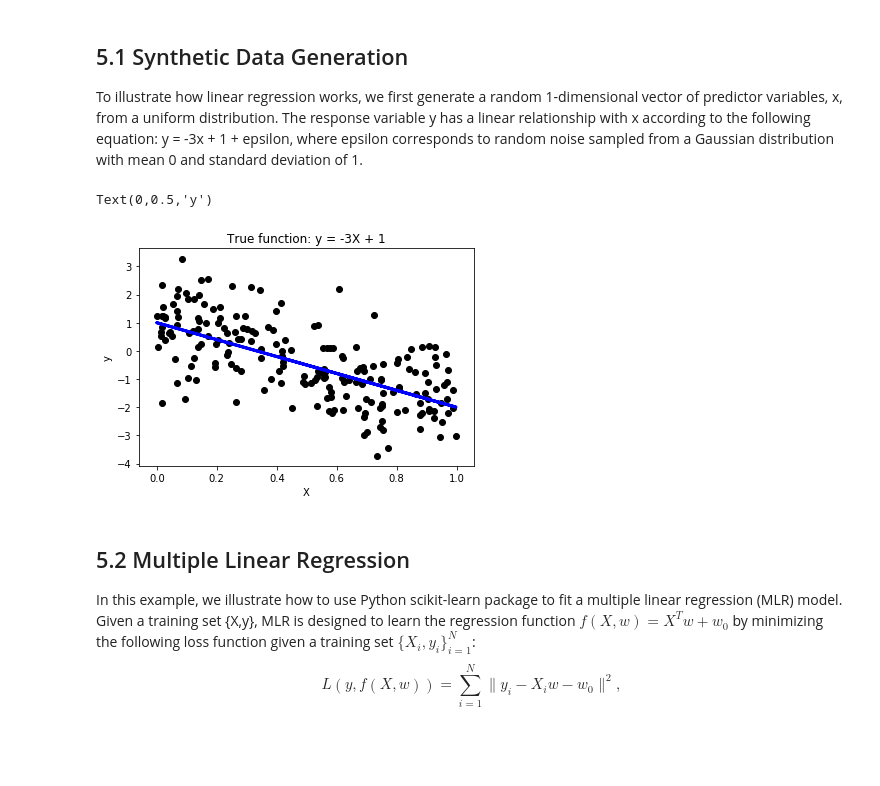
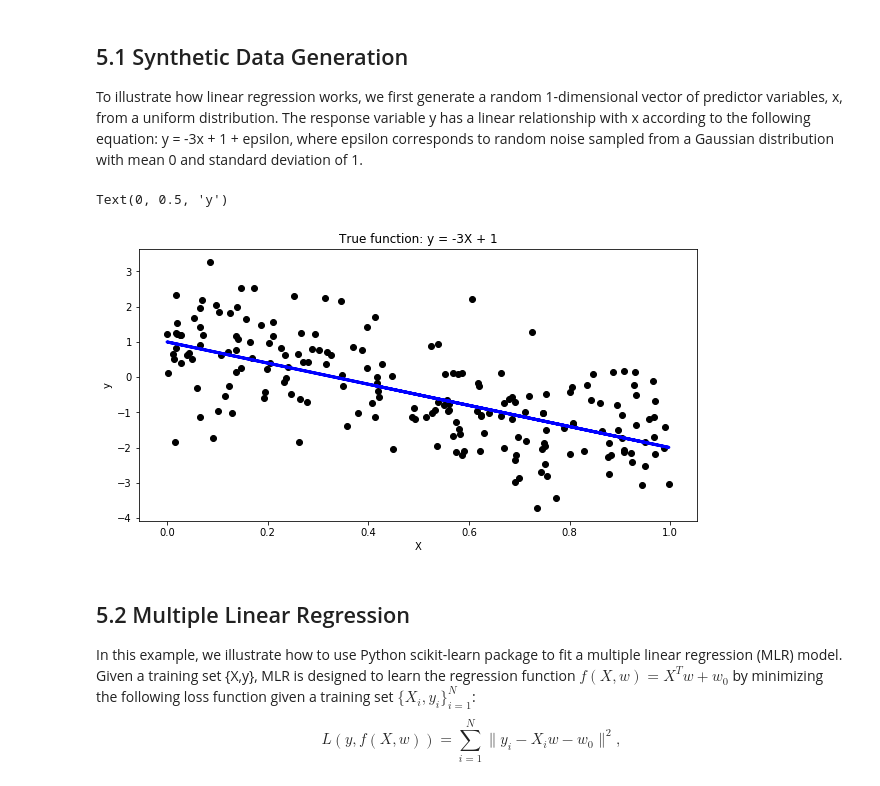
Before and after one commit to dhruvakumar3616/Education, a Jupyter notebook: Data_Analytics_python_books/tutorial5_Regression.ipynb, the cells around one changed output. Drawn from its saved outputs; the diff is of its cells as text; code cells hidden in the pictures; blank space fills up the shorter version.

```diff
--- a/Data_Analytics_python_books/tutorial5_Regression.ipynb
+++ b/Data_Analytics_python_books/tutorial5_Regression.ipynb
@@ -16,23 +16,24 @@ To illustrate how linear regression works, we first generate a random 1-dimensio
 # %%
 %matplotlib inline
 import numpy as np
 import matplotlib.pyplot as plt
 
 seed = 1            # seed for random number generation
 numInstances = 200  # number of data instances
 np.random.seed(seed)
 X = np.random.rand(numInstances,1).reshape(-1,1)
 y_true = -3*X + 1
 y = y_true + np.random.normal(size=numInstances).reshape(-1,1)
 
+plt.figure(figsize=(10,5))
 plt.scatter(X, y,  color='black')
 plt.plot(X, y_true, color='blue', linewidth=3)
 plt.title('True function: y = -3X + 1')
 plt.xlabel('X')
 plt.ylabel('y')
 # %% [output]
-Text(0,0.5,'y')
+Text(0, 0.5, 'y')
-[figure, old version]
+[figure, new version]
 # %% [markdown]
 ## 5.2 Multiple Linear Regression
 
```
Also changed, not shown: parts of 4 cells of this notebook, 16 other files.
